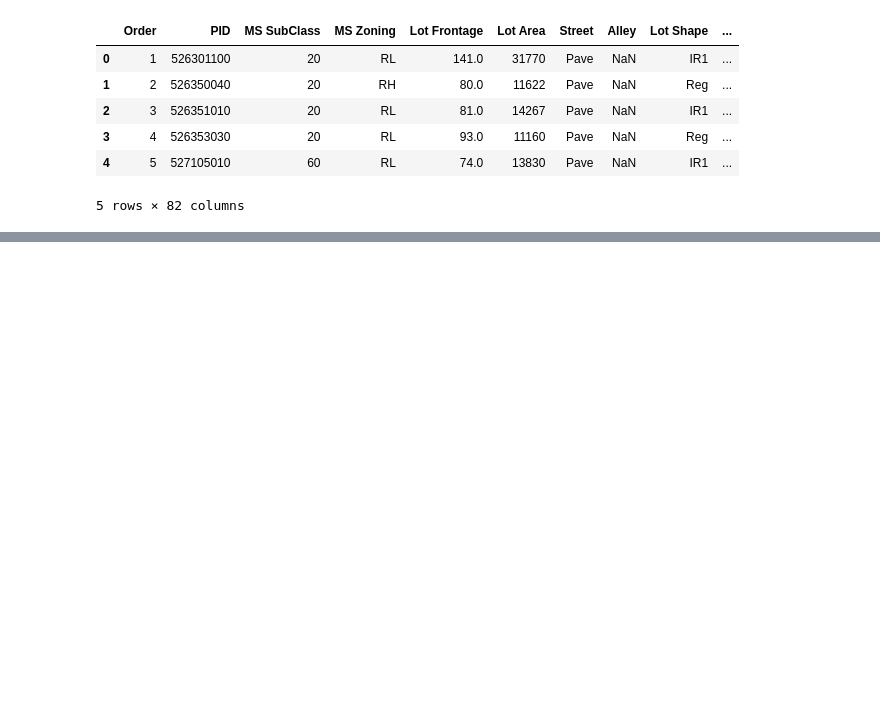
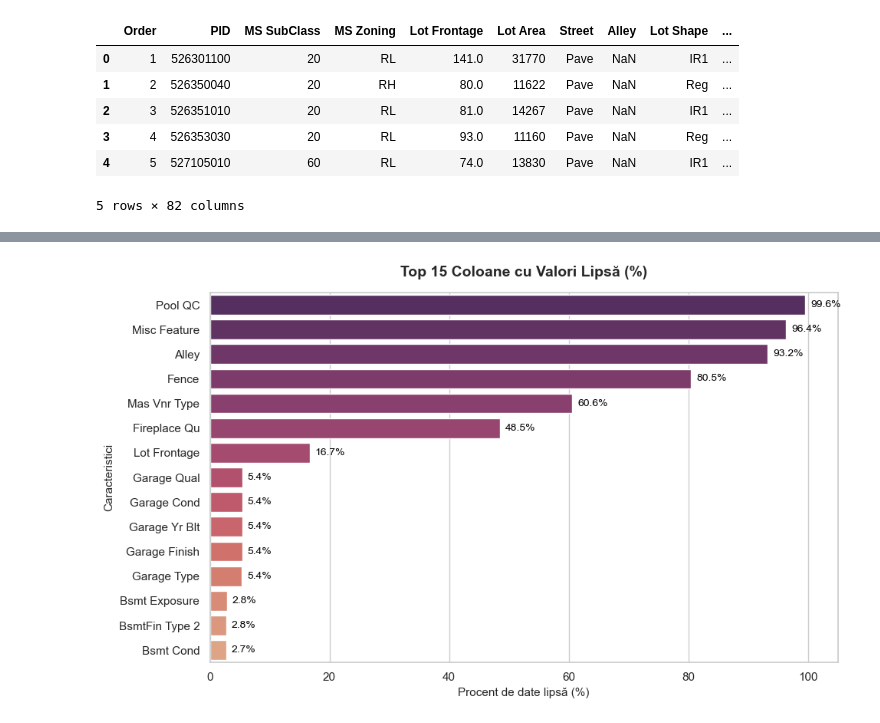
Before and after one commit to alle19/AmesHousing_EDA_ML, a Jupyter notebook: L1_EDA.ipynb, the cells around one changed output, grey strips where cells are left out. Drawn from its saved outputs; the diff is of its cells as text; code cells hidden in the pictures; blank space fills up the shorter version.

```diff
--- a/L1_EDA.ipynb
+++ b/L1_EDA.ipynb
@@ -36,0 +73,16 @@ Setul de date are 2930 rânduri și 82 coloane.
+# %%
+# Calculu7l valorilor lipsă pentru fiecare coloană
+missing = df.isnull().sum()
+missing = missing[missing > 0].sort_values(ascending=False)
+
+# Calcul procentual
+missing_percent = (missing / len(df)) * 100
+
+# Creare tabel centralizare
+missing_df = pd.DataFrame({
+    'Valori Lipsa': missing,
+    'Procent (%)': missing_percent.round(2)
+})
+
+print(f"Total coloane cu valori lipsă: {len(missing_df)}")
+missing_df.head(15)
@@ -36,0 +113,35 @@ Setul de date are 2930 rânduri și 82 coloane.
+# %%
+# top 15 coloane cu cele mai multe valori lipsă
+top_missing = missing_df.head(15).reset_index()
+top_missing.columns = ['Coloana', 'Valori Lipsa', 'Procent (%)']
+
+plt.figure(figsize=(10, 6))
+barplot = sns.barplot(
+    data=top_missing,
+    x='Procent (%)',
+    y='Coloana',
+    hue='Coloana',
+    palette='flare_r',
+    legend=False
+)
+
+# Etichete cu procent
+for p in barplot.patches:
+    width = p.get_width()
+    if width > 0:
+        barplot.annotate(
+            f"{width:.1f}%",
+            (width, p.get_y() + p.get_height() / 2.),
+            ha='left', va='center',
+            xytext=(5, 0), textcoords='offset points',
+            fontsize=10, color='black'
+        )
+
+plt.title('Top 15 Coloane cu Valori Lipsă (%)', fontsize=14, fontweight='bold', pad=15)
+plt.xlabel('Procent de date lipsă (%)', fontsize=11)
+plt.ylabel('Caracteristici', fontsize=11)
+plt.xlim(0, 105)
+plt.tight_layout()
+plt.show()
+# %% [output]
+[figure, added]
```
Also changed, not shown: parts of 14 cells of this notebook.
